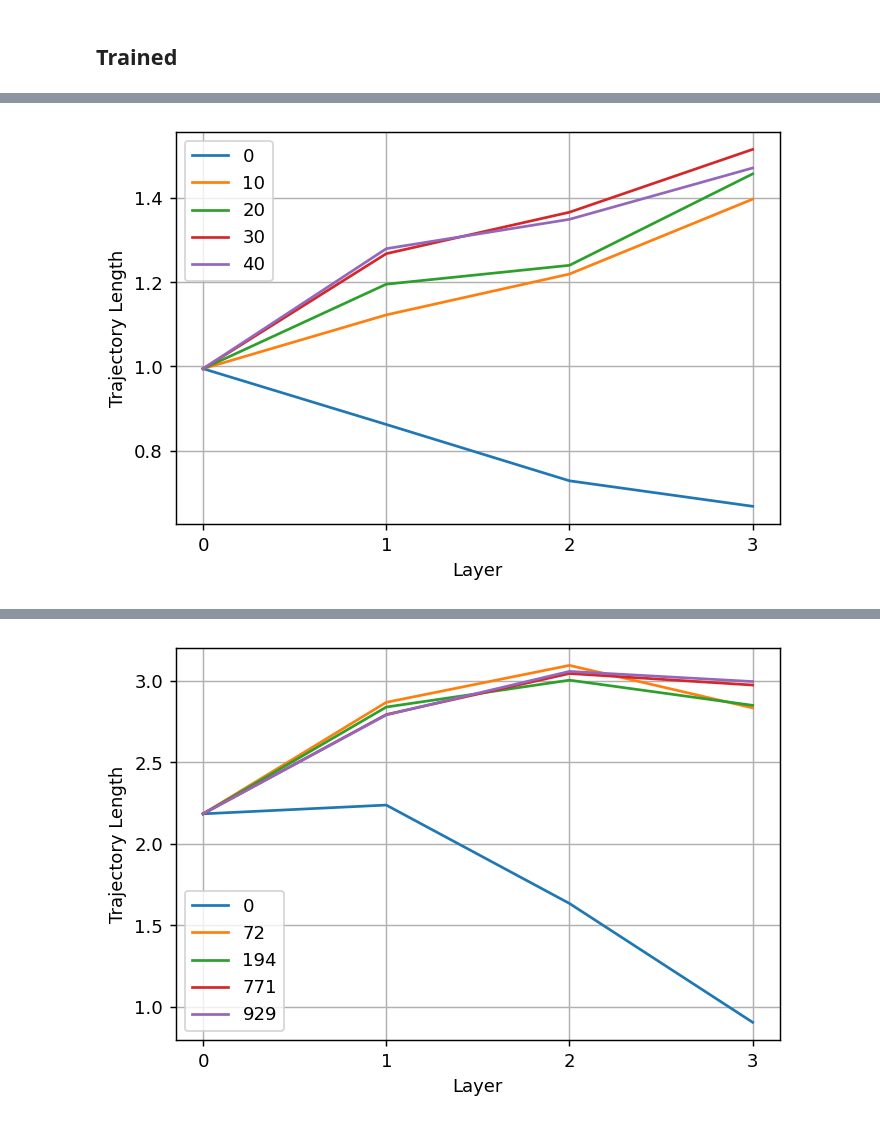
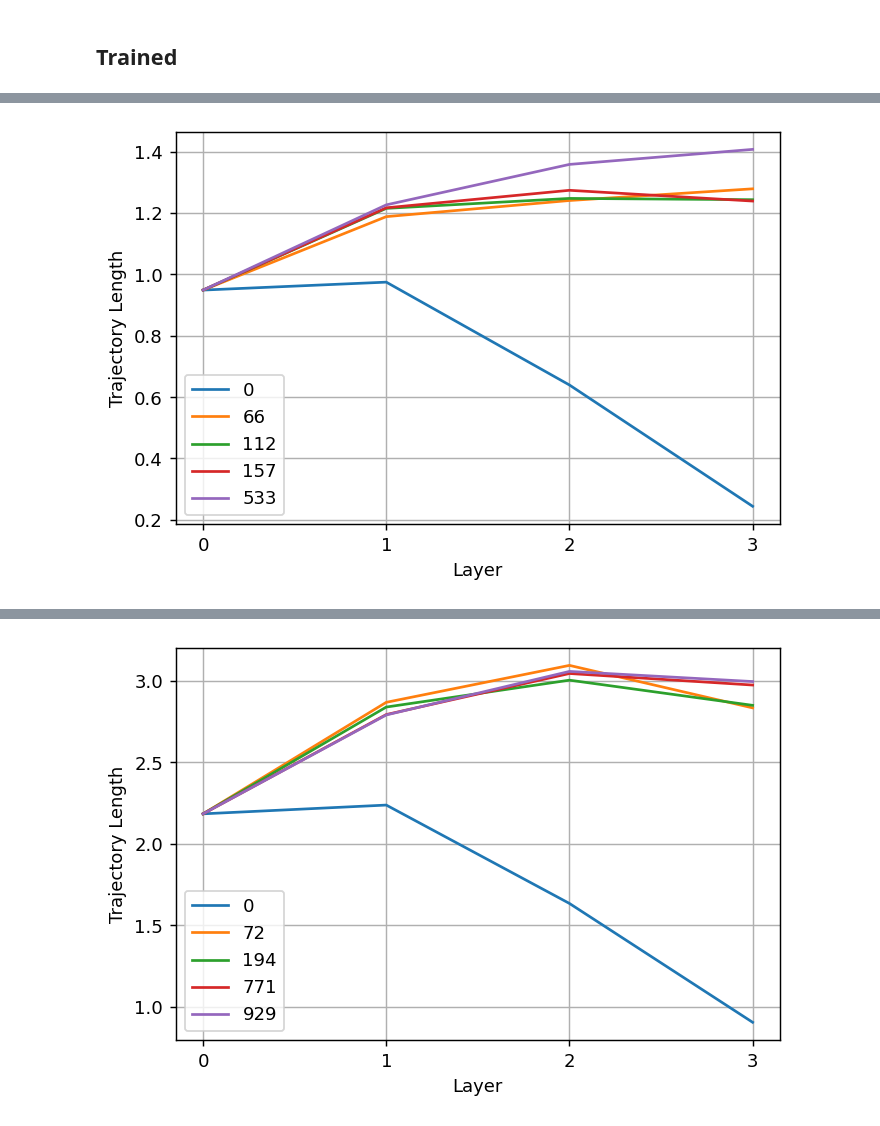
Before and after one commit to KristianWold/Master-Thesis, a Jupyter notebook: notebooks/analysis/Expressivity and Stability.ipynb, the cells around one changed output, grey strips where cells are left out. Saved outputs shown, nothing was run; the diff lists cells and outputs as text; code cells hidden in the pictures.

```diff
--- a/notebooks/analysis/Expressivity and Stability.ipynb
+++ b/notebooks/analysis/Expressivity and Stability.ipynb
@@ -117,24 +165,25 @@ plt.show()
 # %%
-tl1 = loader(data_path("tl_expressivity_qubit_6_epochs_0"))
-tl2 = loader(data_path("tl_expressivity_qubit_6_epochs_10"))
-tl3 = loader(data_path("tl_expressivity_qubit_6_epochs_20"))
-tl4 = loader(data_path("tl_expressivity_qubit_6_epochs_30"))
-tl5 = loader(data_path("tl_expressivity_qubit_6_epochs_40"))
+tl1 = loader(data_path("tl_expressivity_epochs_0_dnn"))
+tl2 = loader(data_path("tl_expressivity_epochs_66_dnn"))
+tl3 = loader(data_path("tl_expressivity_epochs_112_dnn"))
+tl4 = loader(data_path("tl_expressivity_epochs_157_dnn"))
+tl5 = loader(data_path("tl_expressivity_epochs_533_dnn"))
+
 
 fig, ax =plt.subplots(figsize=(6,4), dpi = 130, facecolor='w', edgecolor='k')
 x_ticks = [0, 1, 2, 3]
 ax.set_xticks([0, 1, 2, 3])
 
 plt.plot(x_ticks, [np.log10(x) for x in tl1.trajectory_length[:-1]])
 plt.plot(x_ticks, [np.log10(x) for x in tl2.trajectory_length[:-1]])
 plt.plot(x_ticks, [np.log10(x) for x in tl3.trajectory_length[:-1]])
 plt.plot(x_ticks, [np.log10(x) for x in tl4.trajectory_length[:-1]])
 plt.plot(x_ticks, [np.log10(x) for x in tl5.trajectory_length[:-1]])
 plt.xlabel("Layer")
 plt.ylabel("Trajectory Length")
-plt.legend(["0", "10", "20", "30", "40"])
+plt.legend(["0", "66", "112", "157", "533"])
 plt.grid()
-fig.savefig(image_path("TL_trained_QCN_qubit_6.pdf"), bbox_inches='tight')
+fig.savefig(image_path("TL_trained_DNN_nodes_8.pdf"), bbox_inches='tight')
 plt.show()
 # %% [output]
-[figure, old version]
+[figure, new version]
```
Also changed, not shown: parts of 4 cells of this notebook, 23 other files.
